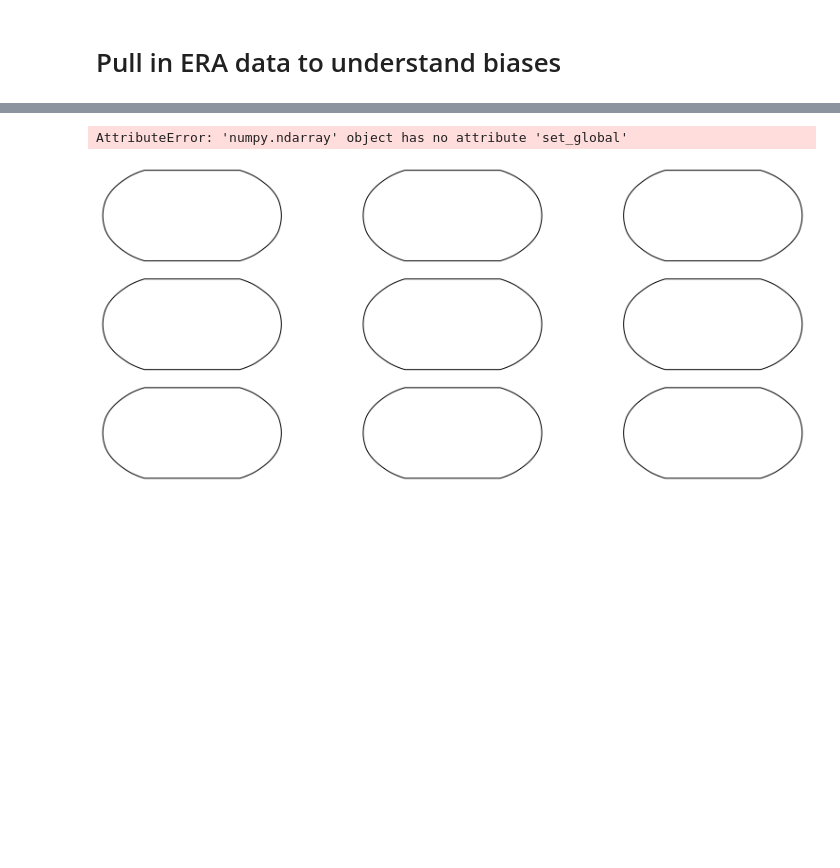
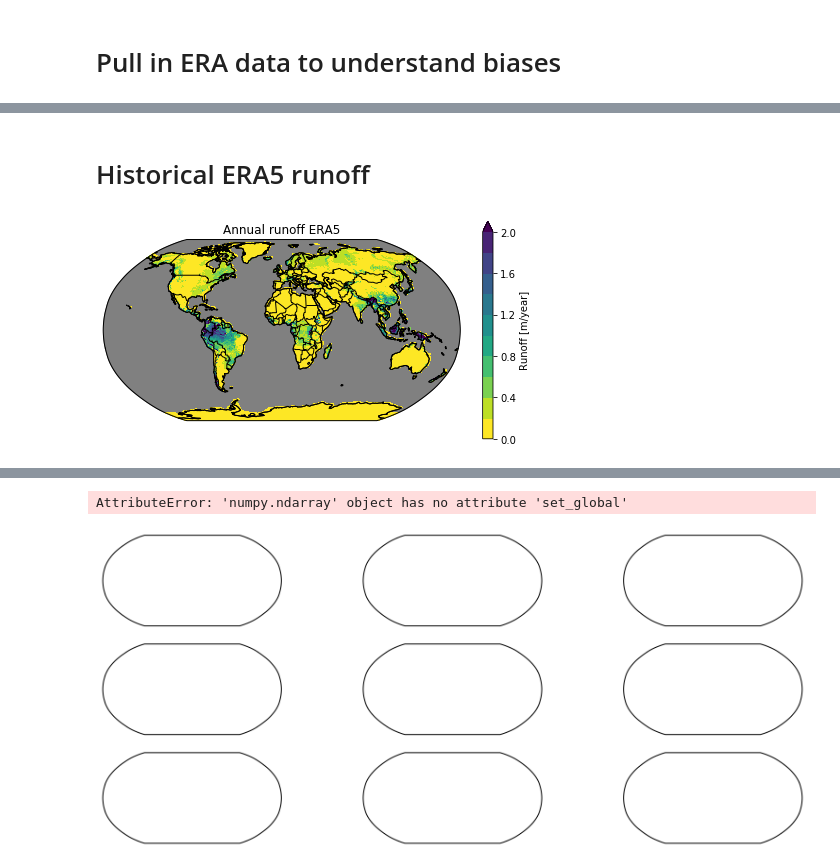
Before and after one commit to orianac/futuredrought, a Jupyter notebook: global_drought.ipynb, the cells around one changed output, grey strips where cells are left out. Cells and saved outputs as stored; diff of their text form; code cells hidden in the pictures; blank space fills up the shorter version.

```diff
--- a/global_drought.ipynb
+++ b/global_drought.ipynb
@@ -81,6 +89,21 @@ def annual_mean(ts):
 # %%
 def low_runoff(ts):
     return ts.resample(time='M').mean().groupby('time.year').min().min(dim='year')
+# %%
+def plot_nicely(ax, ds, vmin, vmax, cmap='viridis', cbar_label=None, title=None):
+    ax.set_global()
+    ax.coastlines()
+    ax.add_feature(cartopy.feature.LAND, color='lightgrey')
+    ax.add_feature(cartopy.feature.OCEAN, color='grey')
+    # plot.contourf(ax=ax, levels=n.arange(min_var, max_var, interval))
+    ds.plot(ax=ax, transform=ccrs.PlateCarree(),
+            vmin=vmin, vmax=vmax, cmap=cmap,
+            levels=11,
+           cbar_kwargs={'label': cbar_label})
+    ax.set_title(title)
+
+    ax.add_feature(cartopy.feature.COASTLINE)
+    ax.add_feature(cartopy.feature.BORDERS, linestyle='-')
 # %% [markdown]
 # load and regrid to a common grid
 # %%
@@ -94,6 +117,9 @@ def calculate_qflow(da, rolling_period=30, minimum=True):
     else:
         return da.rolling(time=rolling_period,
                           center=True).mean().groupby('time.year').min().mean(dim='year')
+# %%
+def variability(da):
+    return da.resample(time='M').mean().std(dim='time')
 # %%
 # specify the common grid based upon one of the higher resolution grids
 common_grid_ds = xr.Dataset({'lat': (['lat'], ds_dict['CMIP.NCAR.CESM2.historical.day.gn'].lat.values),
@@ -202,2 +260,6 @@ KeyboardInterrupt:
+# %%
+ds_era = xr.open_zarr(fsspec.get_mapper('gcs://pangeo-era5/reanalysis/spatial-analysis'),
+                  consolidated=True,
+                  chunks='auto')
 # %% [markdown]
 # Pull in ERA data to understand biases
@@ -209,0 +334,11 @@ ds.
+# %% [markdown]
+# Historical ERA5 runoff
+# %%
+fig, axarr = plt.subplots(figsize=(8,4),
+                          subplot_kw=dict(projection=ccrs.Robinson()))
+plot_nicely(axarr, ((era_monthly_runoff.mean(dim='time').rename({'ro':'mrro'})*24*365).mrro).where(~np.isnan(historical_ds.sel(metric='mean', gcm='CESM2').mrro)),
+            vmin=0, vmax=2, cmap='viridis_r',
+           cbar_label='Runoff [m/year]', title='Annual runoff ERA5')
+fig.savefig('../figures/era5_runoff.png', dpi=200)
+# %% [output]
+[figure, added]
```
Also changed, not shown: parts of 28 cells of this notebook.
